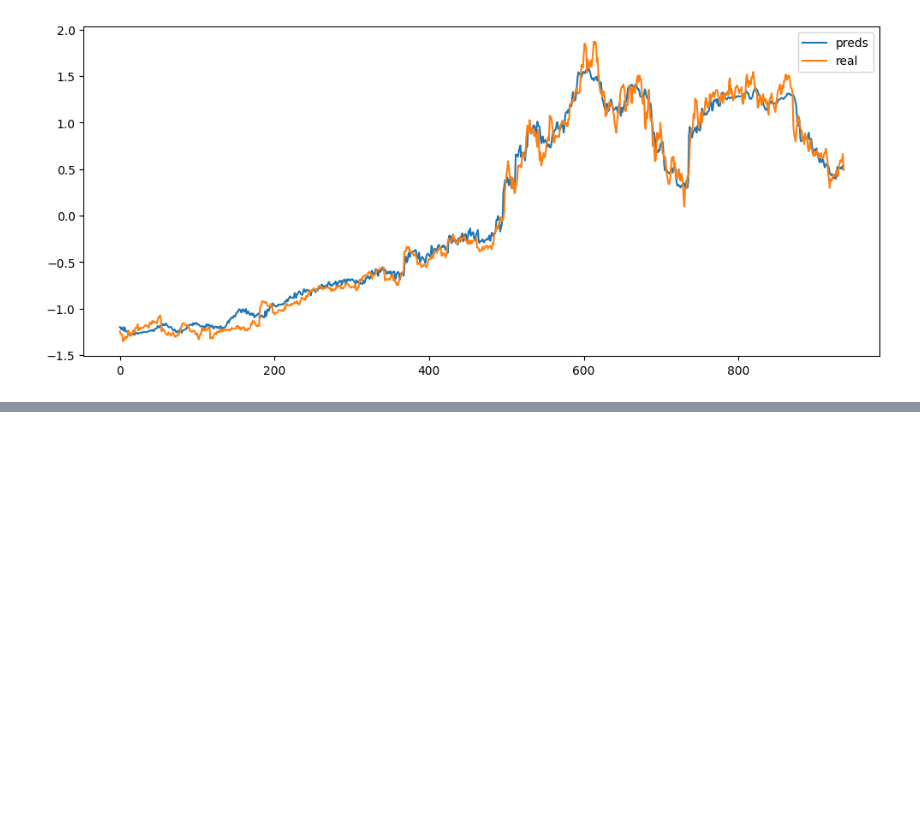
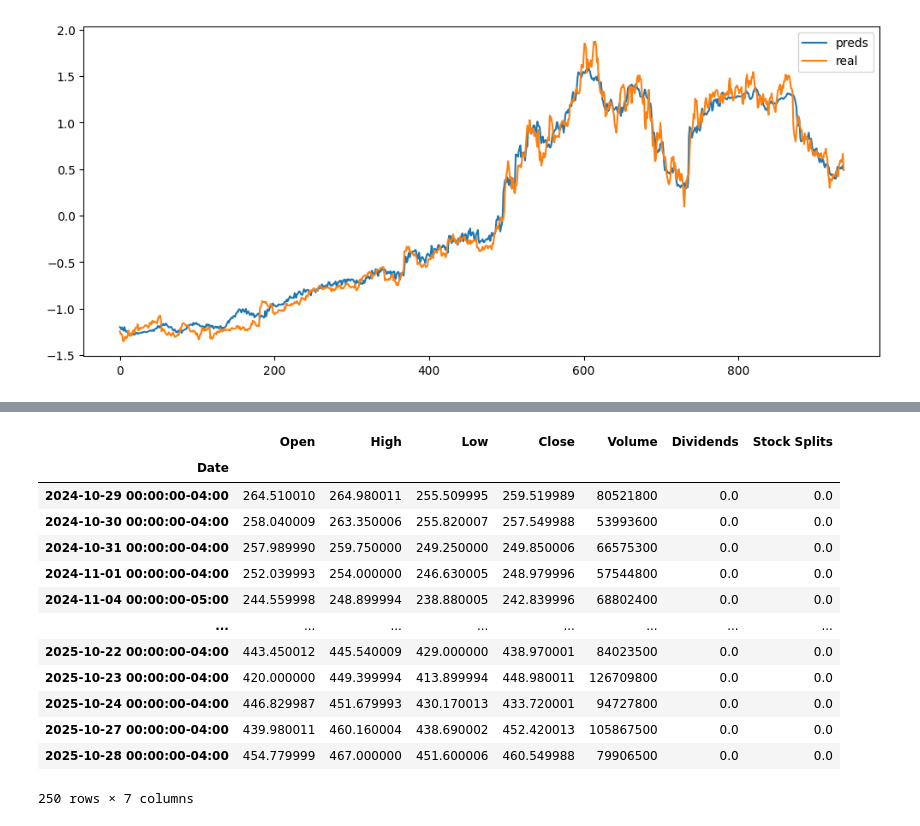
Before and after one commit to sallydeveloperr/DeepLearning, a Jupyter notebook: deep-learning/model10.ipynb, the cells around one changed output, grey strips where cells are left out. Cells and saved outputs as stored; diff of their text form; code cells hidden in the pictures; blank space fills up the shorter version.

```diff
--- a/deep-learning/model10.ipynb
+++ b/deep-learning/model10.ipynb
@@ -204,0 +241,19 @@ with torch.no_grad():
+# %%
+import yfinance as yf
+dat = yf.Ticker("TSLA")
+dat.history(period='1y')
+# %% [output]
+|  | Open | High | Low | Close | Volume | Dividends | Stock Splits |
+| Date |  |  |  |  |  |  |  |
+| 2024-10-29 00:00:00-04:00 | 264.510010 | 264.980011 | 255.509995 | 259.519989 | 80521800 | 0.0 | 0.0 |
+| 2024-10-30 00:00:00-04:00 | 258.040009 | 263.350006 | 255.820007 | 257.549988 | 53993600 | 0.0 | 0.0 |
+| 2024-10-31 00:00:00-04:00 | 257.989990 | 259.750000 | 249.250000 | 249.850006 | 66575300 | 0.0 | 0.0 |
+| 2024-11-01 00:00:00-04:00 | 252.039993 | 254.000000 | 246.630005 | 248.979996 | 57544800 | 0.0 | 0.0 |
+| 2024-11-04 00:00:00-05:00 | 244.559998 | 248.899994 | 238.880005 | 242.839996 | 68802400 | 0.0 | 0.0 |
+| ... | ... | ... | ... | ... | ... | ... | ... |
+| 2025-10-22 00:00:00-04:00 | 443.450012 | 445.540009 | 429.000000 | 438.970001 | 84023500 | 0.0 | 0.0 |
+| 2025-10-23 00:00:00-04:00 | 420.000000 | 449.399994 | 413.899994 | 448.980011 | 126709800 | 0.0 | 0.0 |
+| 2025-10-24 00:00:00-04:00 | 446.829987 | 451.679993 | 430.170013 | 433.720001 | 94727800 | 0.0 | 0.0 |
+| 2025-10-27 00:00:00-04:00 | 439.980011 | 460.160004 | 438.690002 | 452.420013 | 105867500 | 0.0 | 0.0 |
+| 2025-10-28 00:00:00-04:00 | 454.779999 | 467.000000 | 451.600006 | 460.549988 | 79906500 | 0.0 | 0.0 |
+250 rows × 7 columns
```
Also changed, not shown: parts of 5 cells of this notebook, 1 other file.
